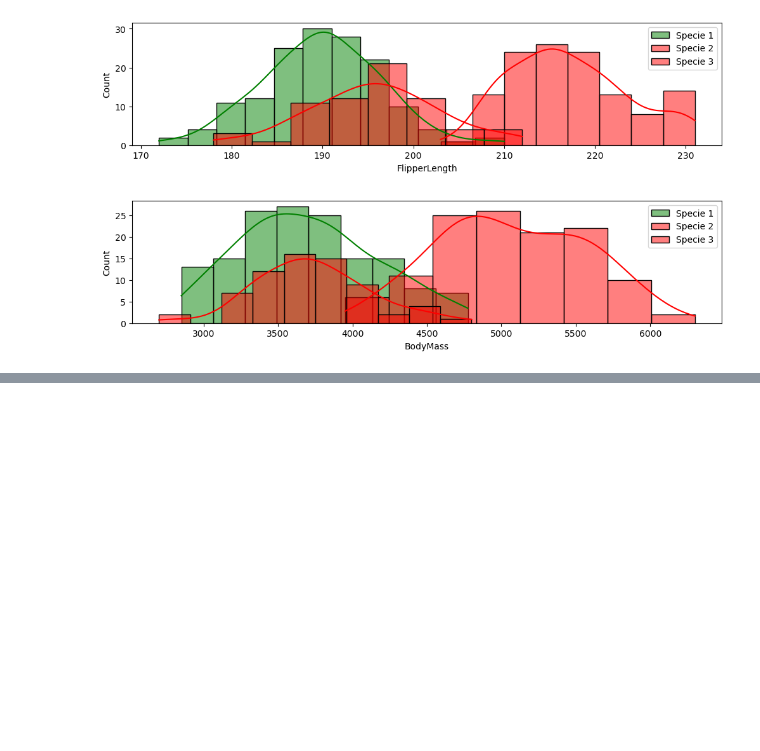
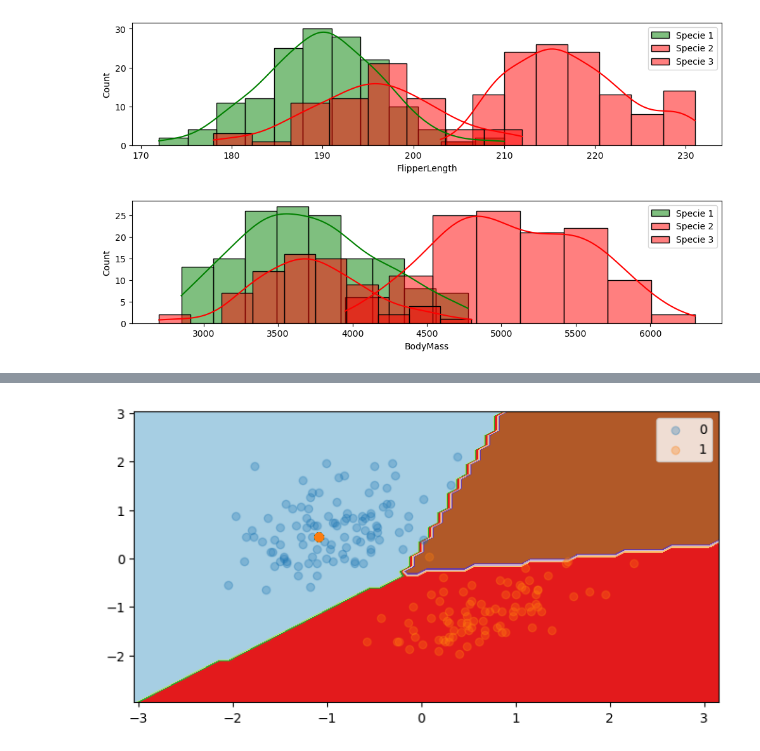
Before and after one commit to khsmiesz/GIT, a Jupyter notebook: zadanie 145.ipynb, the cells around one changed output, grey strips where cells are left out. Cells and saved outputs as stored; diff of their text form; code cells hidden in the pictures; blank space fills up the shorter version.

```diff
--- a/zadanie 145.ipynb
+++ b/zadanie 145.ipynb
@@ -89,0 +100,52 @@ for col in features:
+# %%
+from numpy import where
+from numpy import meshgrid
+from numpy import arange
+from numpy import hstack
+
+def plot_classification_surface(X_plot, y_plot, trained_model):
+    plt.figure(figsize=(8, 4))
+
+    # określenie granic zbioru
+    min1, max1 = X_plot[:, 0].min()-1, X_plot[:, 0].max()+1
+    min2, max2 = X_plot[:, 1].min()-1, X_plot[:, 1].max()+1
+
+    # skalowanie dla obu osi
+    x1grid = arange(min1, max1, 0.1)
+    x2grid = arange(min2, max2, 0.1)
+
+    # utworzenie siatki
+    xx, yy = meshgrid(x1grid, x2grid)
+
+    # przetworzenie siatki w wektor
+    r1, r2 = xx.flatten(), yy.flatten()
+    r1, r2 = r1.reshape((len(r1), 1)), r2.reshape((len(r2), 1))
+
+    # stworzenie zmiennych objaśniających dla modelu
+    grid = hstack((r1,r2))
+
+    # predykcja modelu zbioru
+    yhat = trained_model.predict(grid)
+
+    # przetworzenie predykcji na decyzji dla konkretnego punktu wykresu
+    zz = yhat.reshape(xx.shape)
+
+    # wizualizacja siatki z przyporządkowaną klasą
+    plt.contourf(xx, yy, zz, cmap='Paired')
+
+    # tworzenie wykresu punktowego dla klas ze zbioru X
+    for class_value in range(2):
+
+        # przyporządkowanie klasy (y) do obsewacji (X)
+        row_ix = where(y_plot == class_value)
+
+        # stworzenie wykresu punktowego
+        plt.scatter(X_plot[row_ix, 0], X_plot[row_ix, 1], cmap='Paired', alpha=0.3, label=class_value)
+
+    # wizualizacja wykresu
+    plt.legend(loc='upper right')
+    plt.show()
+
+plot_classification_surface(X_plot=X_train_standardized, y_plot=y_train, trained_model=model_lr)
+# %% [output]
+[figure, added]
```
Also changed, not shown: parts of 7 cells of this notebook, 2 other files.
